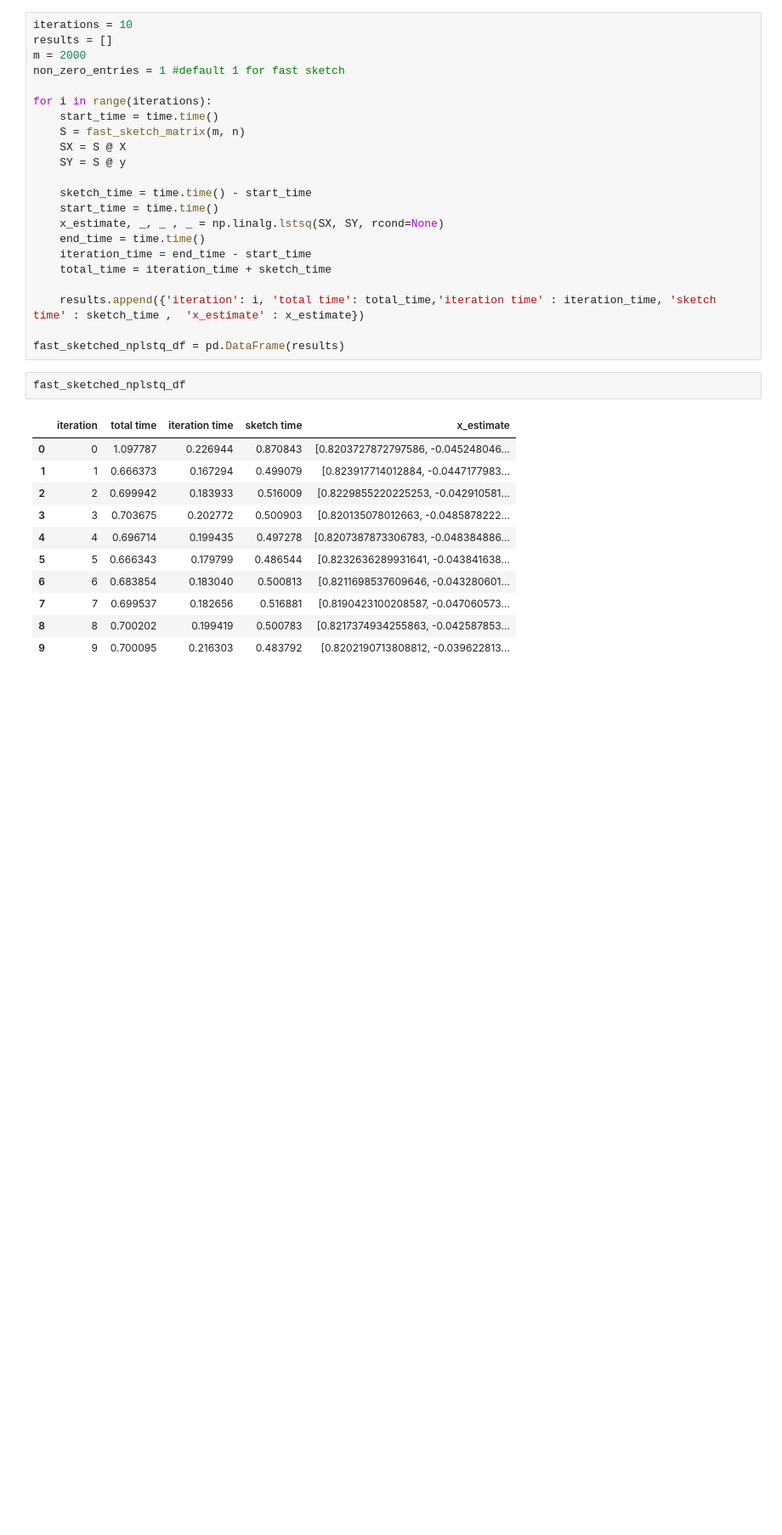
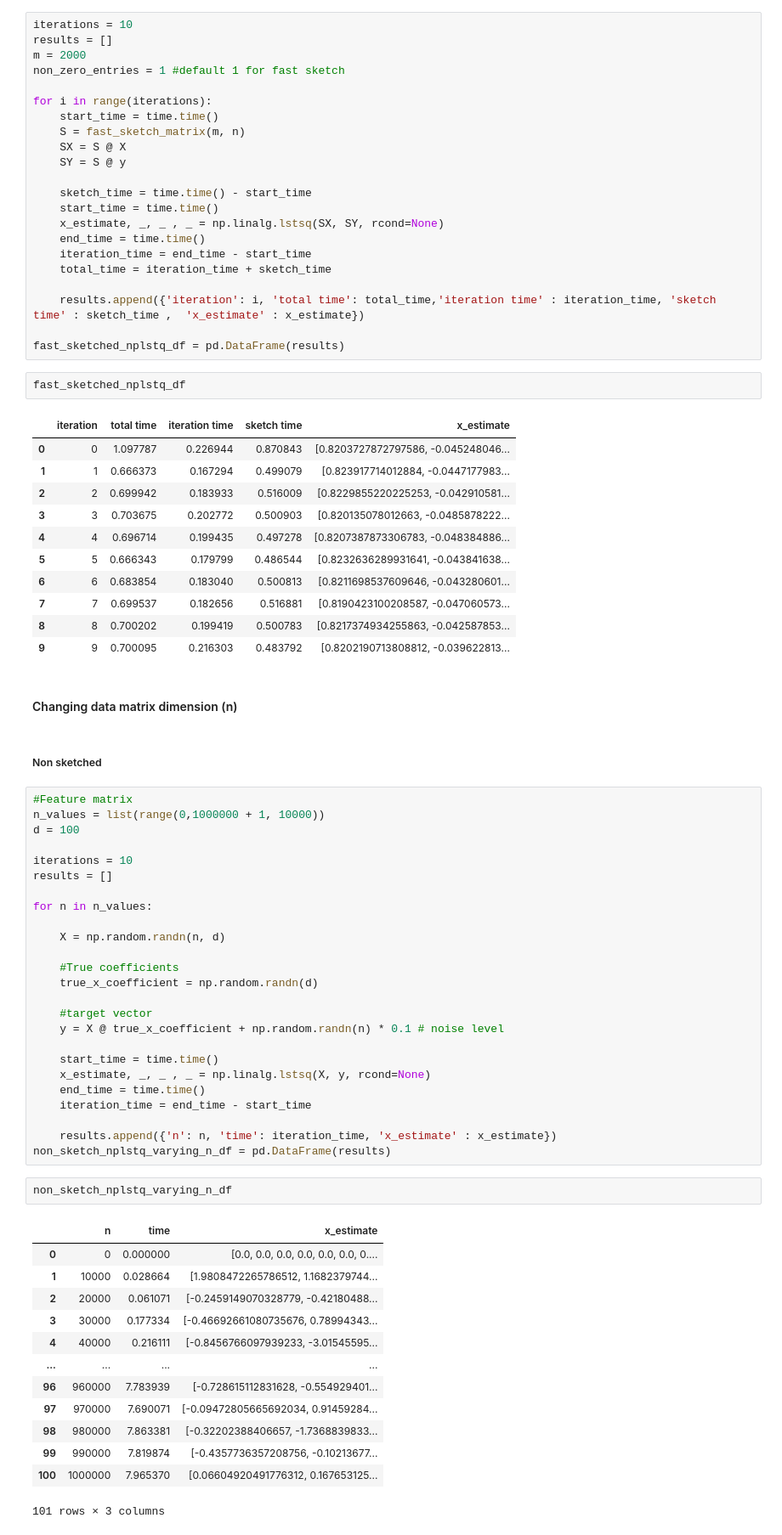
Before and after one commit to LakBoonJun1/DSA4288, a Jupyter notebook: Notebook/OLS.ipynb, the cells around one changed output. Shown at 85% size. Drawn from its saved outputs; the diff is of its cells as text; blank space fills up the shorter version.

```diff
--- a/Notebook/OLS.ipynb
+++ b/Notebook/OLS.ipynb
@@ -1289,3 +1291,48 @@ fast_sketched_nplstq_df
 | 7 | 7 | 0.699537 | 0.182656 | 0.516881 | [0.8190423100208587, -0.047060573... |
 | 8 | 8 | 0.700202 | 0.199419 | 0.500783 | [0.8217374934255863, -0.042587853... |
 | 9 | 9 | 0.700095 | 0.216303 | 0.483792 | [0.8202190713808812, -0.039622813... |
+# %% [markdown]
+#### Changing data matrix dimension (n)
+# %% [markdown]
+##### Non sketched
+# %%
+#Feature matrix
+n_values = list(range(0,1000000 + 1, 10000))
+d = 100
+
+iterations = 10
+results = []
+
+for n in n_values:
+
+    X = np.random.randn(n, d)
+
+    #True coefficients
+    true_x_coefficient = np.random.randn(d)
+
+    #target vector
+    y = X @ true_x_coefficient + np.random.randn(n) * 0.1 # noise level
+
+    start_time = time.time()
+    x_estimate, _, _ , _ = np.linalg.lstsq(X, y, rcond=None)
+    end_time = time.time()
+    iteration_time = end_time - start_time
+
+    results.append({'n': n, 'time': iteration_time, 'x_estimate' : x_estimate})
+non_sketch_nplstq_varying_n_df = pd.DataFrame(results)
+# %%
+non_sketch_nplstq_varying_n_df
+# %% [output]
+|  | n | time | x_estimate |
+| 0 | 0 | 0.000000 | [0.0, 0.0, 0.0, 0.0, 0.0, 0.0, 0.... |
+| 1 | 10000 | 0.028664 | [1.9808472265786512, 1.1682379744... |
+| 2 | 20000 | 0.061071 | [-0.2459149070328779, -0.42180488... |
+| 3 | 30000 | 0.177334 | [-0.46692661080735676, 0.78994343... |
+| 4 | 40000 | 0.216111 | [-0.8456766097939233, -3.01545595... |
+| ... | ... | ... | ... |
+| 96 | 960000 | 7.783939 | [-0.728615112831628, -0.554929401... |
+| 97 | 970000 | 7.690071 | [-0.09472805665692034, 0.91459284... |
+| 98 | 980000 | 7.863381 | [-0.32202388406657, -1.7368839833... |
+| 99 | 990000 | 7.819874 | [-0.4357736357208756, -0.10213677... |
+| 100 | 1000000 | 7.965370 | [0.06604920491776312, 0.167653125... |
+101 rows × 3 columns
```
Also changed, not shown: parts of 6 cells of this notebook.
